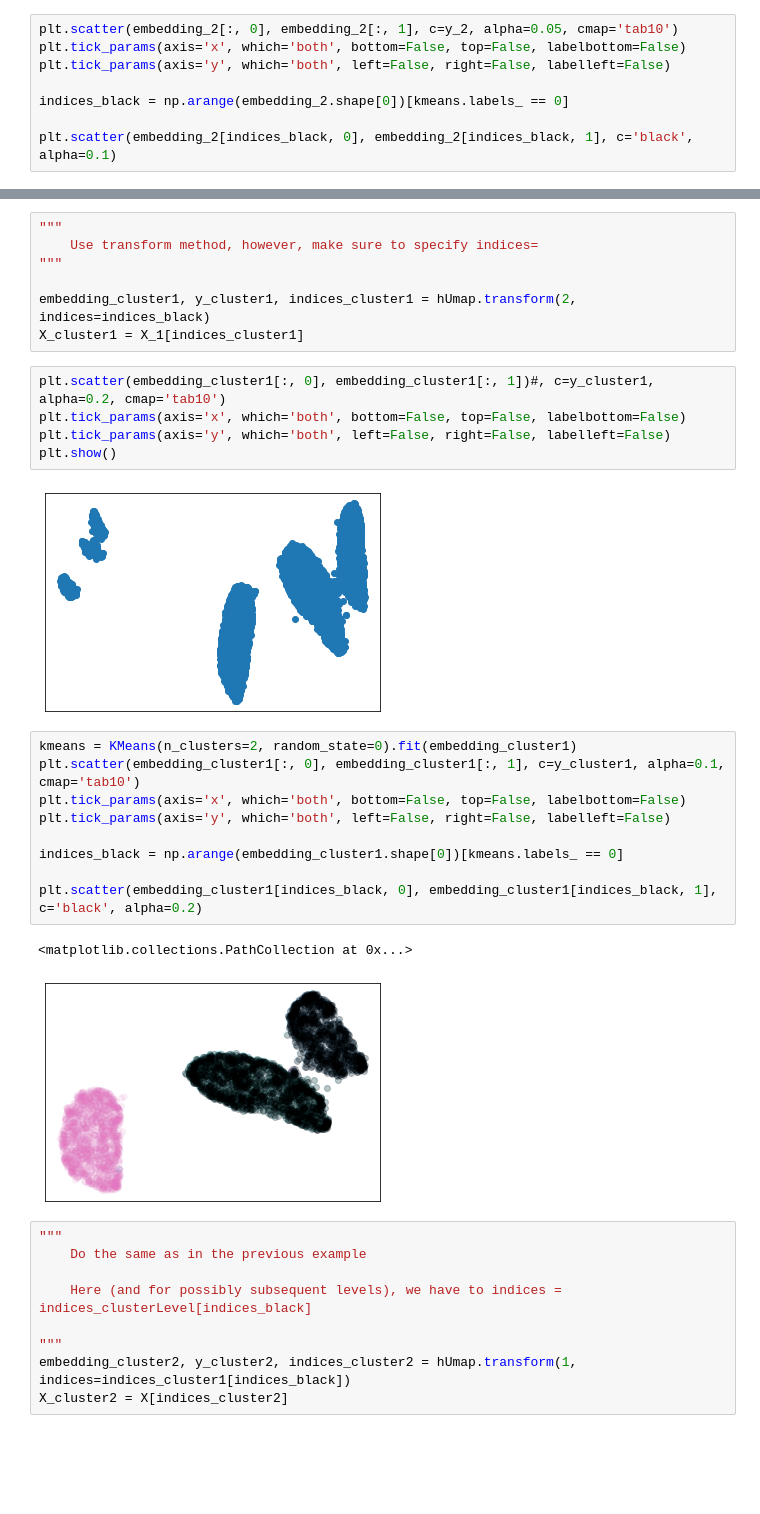
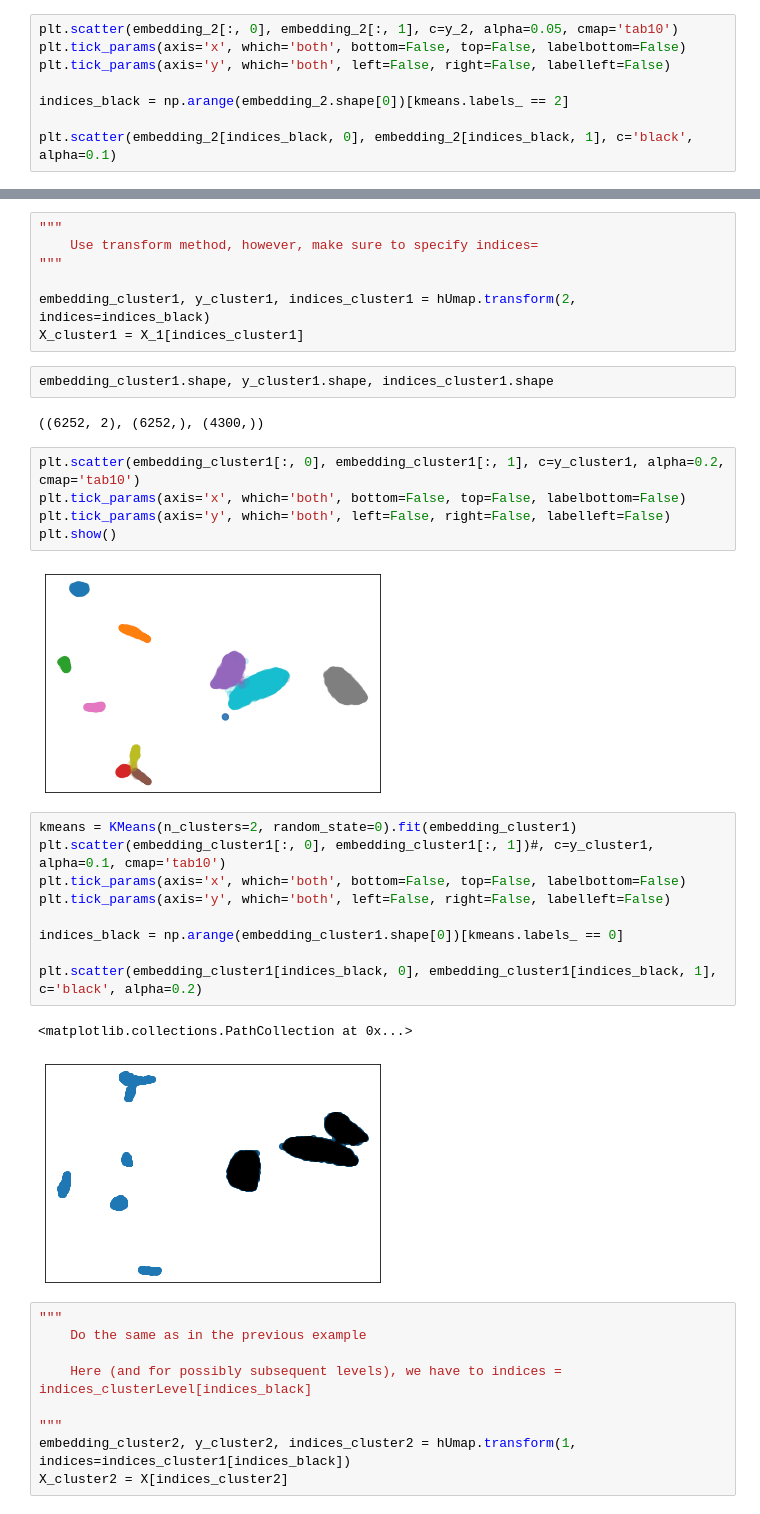
Before and after one commit to wilsonjr/humap, a Jupyter notebook: notebooks/Hierarchical-Exploration-with-HUMAP.ipynb, the cells around one changed output, grey strips where cells are left out. Cells and saved outputs as stored; diff of their text form; blank space fills up the shorter version.

Commit message:
Adding label information to focus+context expansion

```diff
--- a/notebooks/Hierarchical-Exploration-with-HUMAP.ipynb
+++ b/notebooks/Hierarchical-Exploration-with-HUMAP.ipynb
@@ -84,7 +84,7 @@ plt.scatter(embedding_2[:, 0], embedding_2[:, 1], c=y_2, alpha=0.05, cmap='tab10
 plt.tick_params(axis='x', which='both', bottom=False, top=False, labelbottom=False)
 plt.tick_params(axis='y', which='both', left=False, right=False, labelleft=False)
 
-indices_black = np.arange(embedding_2.shape[0])[kmeans.labels_ == 0]
+indices_black = np.arange(embedding_2.shape[0])[kmeans.labels_ == 2]
 
 plt.scatter(embedding_2[indices_black, 0], embedding_2[indices_black, 1], c='black', alpha=0.1)
 # %% [output]
@@ -97,25 +97,29 @@ plt.scatter(embedding_2[indices_black, 0], embedding_2[indices_black, 1], c='bla
 
 embedding_cluster1, y_cluster1, indices_cluster1 = hUmap.transform(2, indices=indices_black)
 X_cluster1 = X_1[indices_cluster1]
+# %%
+embedding_cluster1.shape, y_cluster1.shape, indices_cluster1.shape
+# %% [output]
+((6252, 2), (6252,), (4300,))
 # %%
-plt.scatter(embedding_cluster1[:, 0], embedding_cluster1[:, 1])#, c=y_cluster1, alpha=0.2, cmap='tab10')
+plt.scatter(embedding_cluster1[:, 0], embedding_cluster1[:, 1], c=y_cluster1, alpha=0.2, cmap='tab10')
 plt.tick_params(axis='x', which='both', bottom=False, top=False, labelbottom=False)
 plt.tick_params(axis='y', which='both', left=False, right=False, labelleft=False)
 plt.show()
 # %% [output]
-[figure, old version]
+[figure, new version]
 # %%
 kmeans = KMeans(n_clusters=2, random_state=0).fit(embedding_cluster1)
-plt.scatter(embedding_cluster1[:, 0], embedding_cluster1[:, 1], c=y_cluster1, alpha=0.1, cmap='tab10')
+plt.scatter(embedding_cluster1[:, 0], embedding_cluster1[:, 1])#, c=y_cluster1, alpha=0.1, cmap='tab10')
 plt.tick_params(axis='x', which='both', bottom=False, top=False, labelbottom=False)
 plt.tick_params(axis='y', which='both', left=False, right=False, labelleft=False)
 
 indices_black = np.arange(embedding_cluster1.shape[0])[kmeans.labels_ == 0]
 
 plt.scatter(embedding_cluster1[indices_black, 0], embedding_cluster1[indices_black, 1], c='black', alpha=0.2)
 # %% [output]
 <matplotlib.collections.PathCollection at 0x...>
-[figure, old version]
+[figure, new version]
 # %%
 """
     Do the same as in the previous example
```
Also changed, not shown: parts of 6 cells of this notebook, 1 other file.
